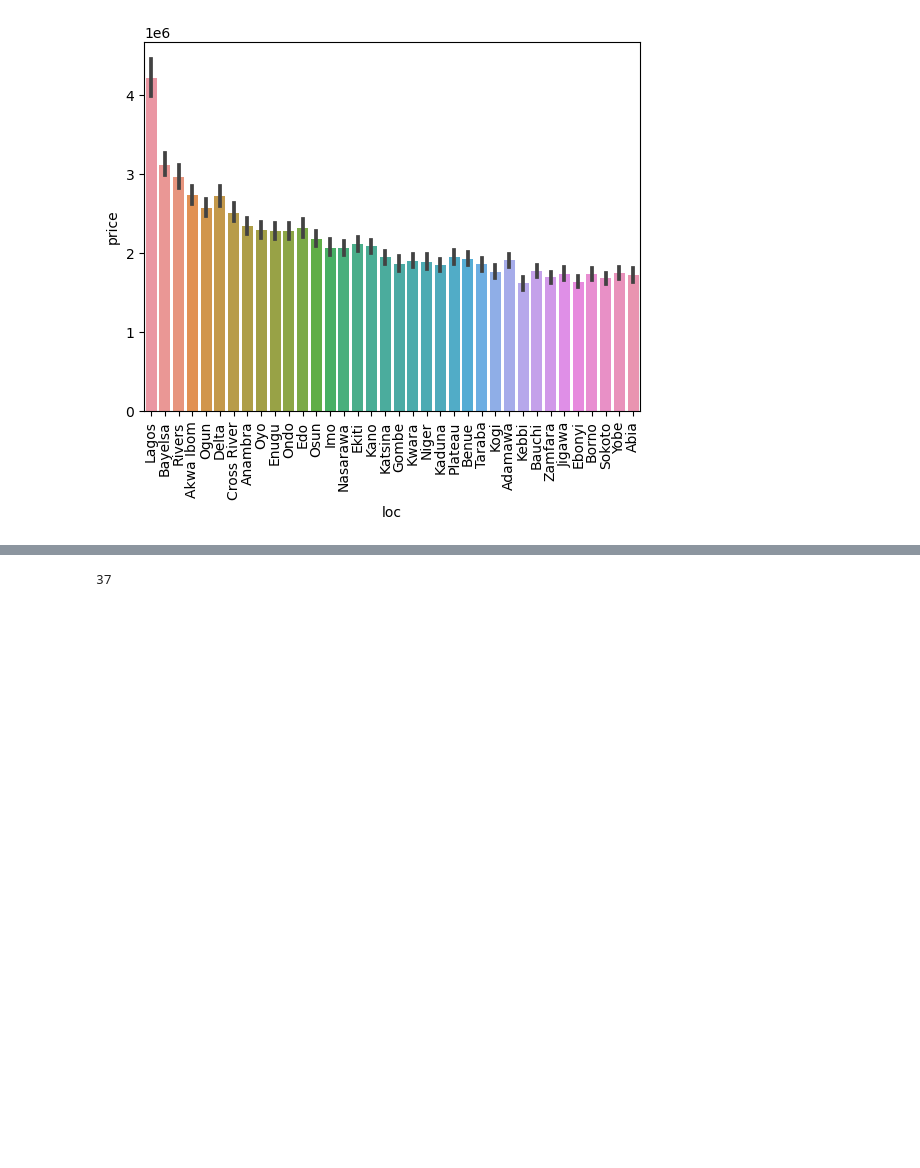
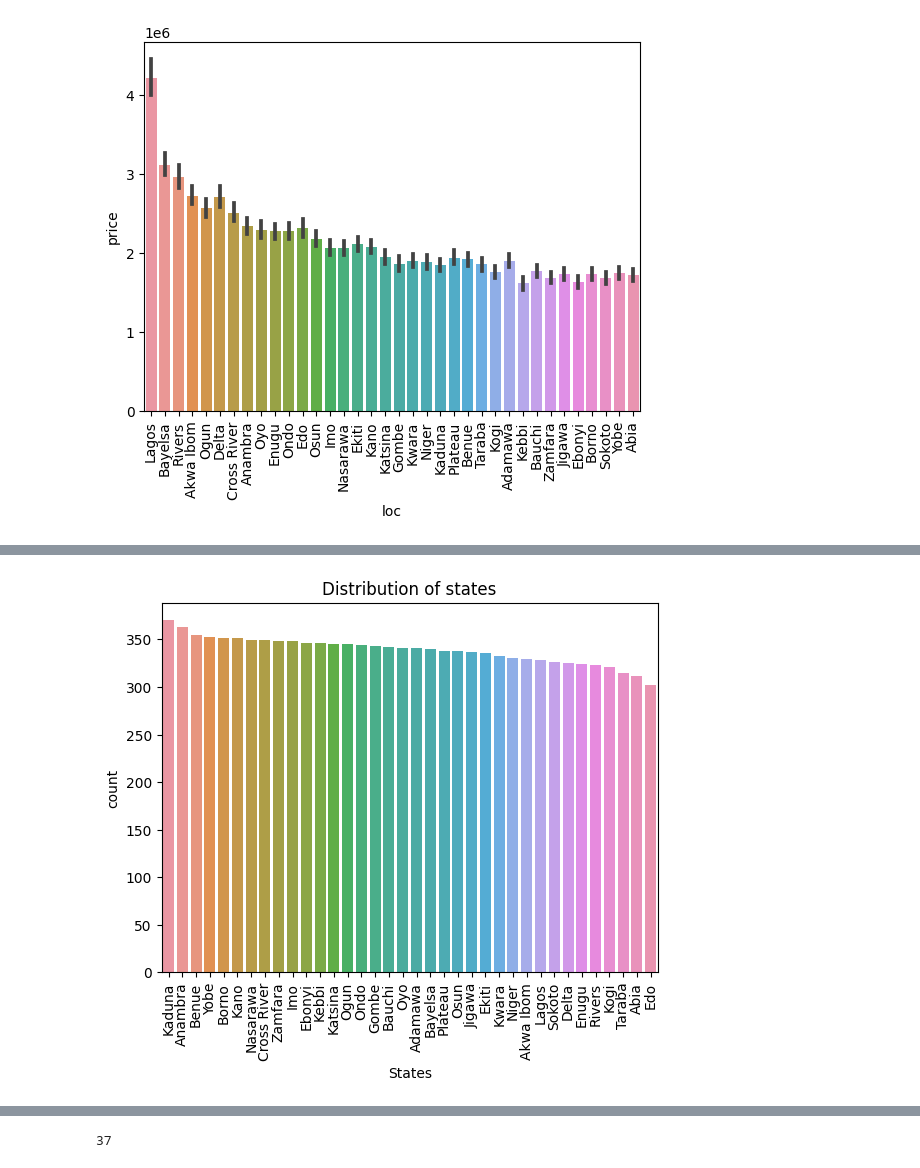
Before and after one commit to veronicaeyo/house_price_prediction, a Jupyter notebook: house_prediction.ipynb, the cells around one changed output, grey strips where cells are left out. Saved outputs shown, nothing was run; the diff lists cells and outputs as text; code cells hidden in the pictures; blank space fills up the shorter version.

```diff
--- a/house_prediction.ipynb
+++ b/house_prediction.ipynb
@@ -130,0 +146,8 @@ plt.show()
+# %%
+sns.countplot(data=df_train, x="loc", order = df_train['loc'].value_counts().index)
+plt.title(label="Distribution of states")
+plt.xlabel("States")
+plt.xticks(rotation=90)
+plt.show()
+# %% [output]
+[figure, added]
```
Also changed, not shown: parts of 14 cells of this notebook.
